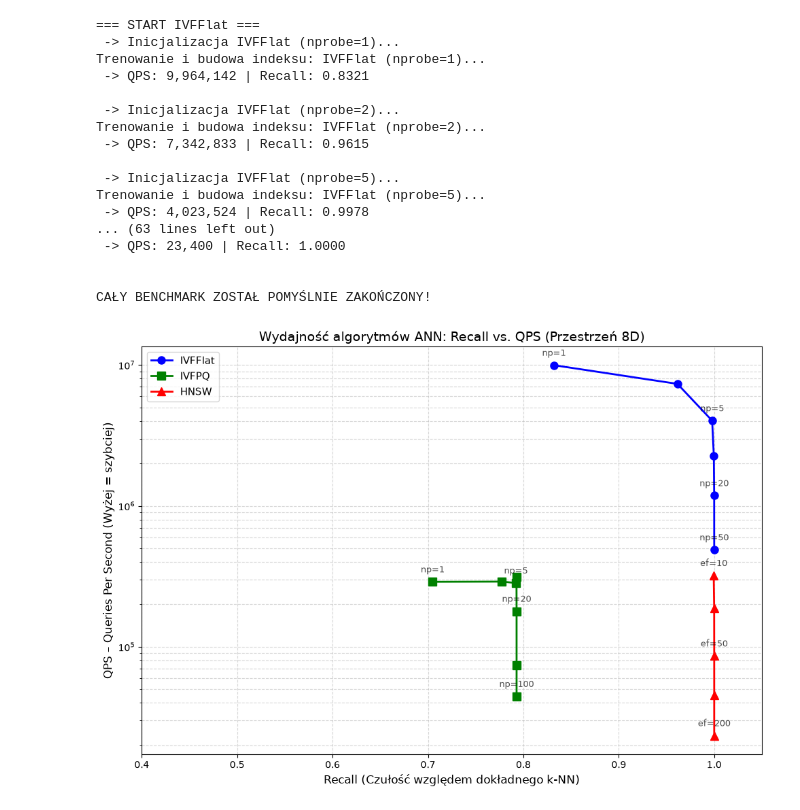
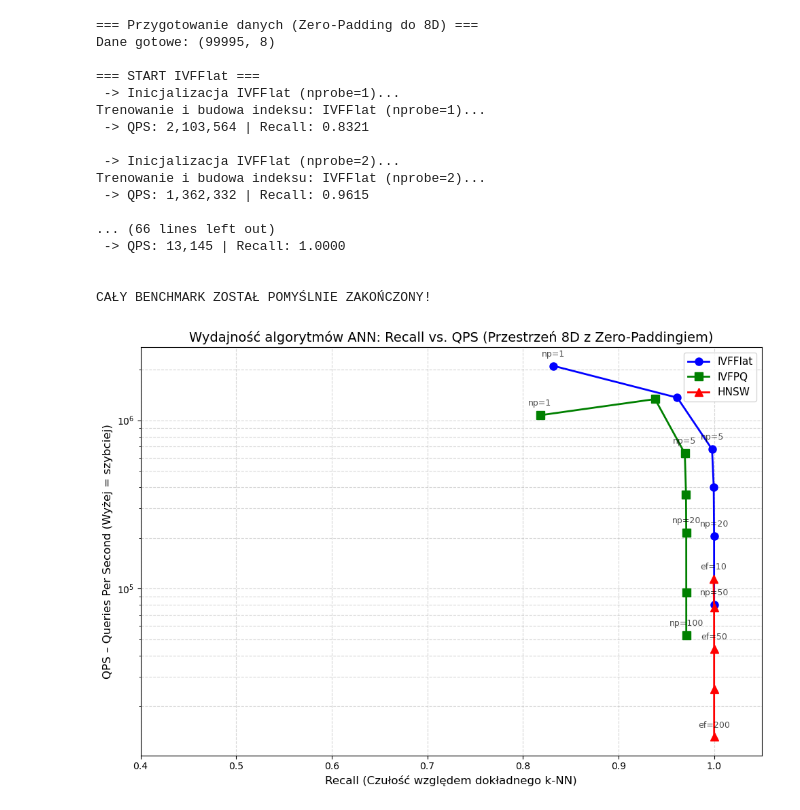
Before and after one commit to orzel320/fastParticleTrackingNNS, a Jupyter notebook: notebooks/ann_experiment.ipynb, the cells around one changed output. Cells and saved outputs as stored; diff of their text form; code cells hidden in the pictures.

```diff
--- a/notebooks/ann_experiment.ipynb
+++ b/notebooks/ann_experiment.ipynb
@@ -84,10 +50,8 @@ def evaluate_ann_model(model_name, model_instance, features, true_indices, k):
 # %%
-import gc
-import numpy as np
-
-# 1. ŚCISŁA KONTROLA FORMATU DANYCH
-# Zapobiega natychmiastowym awariom bibliotek hnswlib i FAISS
-features = np.ascontiguousarray(features, dtype=np.float32)
+print("=== Przygotowanie danych (Zero-Padding do 8D) ===")
+features_5d = np.load(data_path)["X"]
+features = pad_features(features_5d, target_dim=8)
+print(f"Dane gotowe: {features.shape}")
 
 USE_GPU = True
 
@@ -99,7 +63,7 @@ results = {
 
 nlist = 100
 
-print("=== START IVFFlat ===")
+print("\n=== START IVFFlat ===")
 for nprobe in [1, 2, 5, 10, 20, 50]:
     print(f" -> Inicjalizacja IVFFlat (nprobe={nprobe})...")
     model = FaissIVFFlat(nlist=nlist, nprobe=nprobe, use_gpu=USE_GPU)
@@ -107,20 +71,17 @@ for nprobe in [1, 2, 5, 10, 20, 50]:
     results["IVFFlat"]["qps"].append(qps)
     results["IVFFlat"]["recall"].append(recall)
     results["IVFFlat"]["labels"].append(f"np={nprobe}")
-
-    # Wymuszone zwolnienie pamięci karty graficznej
     del model
     gc.collect()
 
-print("\n=== START IVFPQ ===")
+print("\n=== START IVFPQ (Teraz na GPU z m=8!) ===")
 for nprobe in [1, 2, 5, 10, 20, 50, 100]:
     print(f" -> Inicjalizacja IVFPQ (nprobe={nprobe})...")
-    model = FaissIVFPQ(nlist=nlist, m=4, nprobe=nprobe, use_gpu=False)
+    model = FaissIVFPQ(nlist=nlist, m=8, nbits=8, nprobe=nprobe, use_gpu=USE_GPU)
     qps, recall = evaluate_ann_model(f"IVFPQ (nprobe={nprobe})", model, features, true_indices, k_neighbors)
     results["IVFPQ"]["qps"].append(qps)
     results["IVFPQ"]["recall"].append(recall)
     results["IVFPQ"]["labels"].append(f"np={nprobe}")
-
     del model
     gc.collect()
 
@@ -133,60 +94,33 @@ for ef in [10, 20, 50, 100, 200]:
     results["HNSW"]["qps"].append(qps)
     results["HNSW"]["recall"].append(recall)
     results["HNSW"]["labels"].append(f"ef={ef}")
-
     del model
     gc.collect()
 
 print("\nCAŁY BENCHMARK ZOSTAŁ POMYŚLNIE ZAKOŃCZONY!")
 # %% [output]
+=== Przygotowanie danych (Zero-Padding do 8D) ===
+Dane gotowe: (99995, 8)
+
 === START IVFFlat ===
  -> Inicjalizacja IVFFlat (nprobe=1)...
 Trenowanie i budowa indeksu: IVFFlat (nprobe=1)...
- -> QPS: 9,964,142 | Recall: 0.8321
+ -> QPS: 2,103,564 | Recall: 0.8321
 
  -> Inicjalizacja IVFFlat (nprobe=2)...
 Trenowanie i budowa indeksu: IVFFlat (nprobe=2)...
- -> QPS: 7,342,833 | Recall: 0.9615
+ -> QPS: 1,362,332 | Recall: 0.9615
 
- -> Inicjalizacja IVFFlat (nprobe=5)...
-Trenowanie i budowa indeksu: IVFFlat (nprobe=5)...
- -> QPS: 4,023,524 | Recall: 0.9978
-... (63 lines left out)
- -> QPS: 23,400 | Recall: 1.0000
+... (66 lines left out)
+ -> QPS: 13,145 | Recall: 1.0000
 
 
 CAŁY BENCHMARK ZOSTAŁ POMYŚLNIE ZAKOŃCZONY!
 # %%
-plt.figure(figsize=(10, 7))
-
-colors = {"IVFFlat": "blue", "IVFPQ": "green", "HNSW": "red"}
-markers = {"IVFFlat": "o", "IVFPQ": "s", "HNSW": "^"}
-
-for name, data in results.items():
-    plt.plot(data["recall"], data["qps"],
-             marker=markers[name], color=colors[name],
-             linestyle='-', linewidth=2, markersize=8, label=name)
-
-    for i, label in enumerate(data["labels"]):
-        if i % 2 == 0 or i == len(data["labels"]) - 1:
-            plt.annotate(label, (data["recall"][i], data["qps"][i]),
-                         textcoords="offset points", xytext=(0,10), ha='center', fontsize=9, alpha=0.7)
-
-plt.yscale("log")
-plt.xlabel("Recall (Czułość względem dokładnego k-NN)", fontsize=12)
-plt.ylabel("QPS – Queries Per Second (Wyżej = szybciej)", fontsize=12)
-
-# Zaktualizowano tytuł wykresu dla przestrzeni 8D
-plt.title("Wydajność algorytmów ANN: Recall vs. QPS (Przestrzeń 8D)", fontsize=14)
-
-plt.grid(True, which="both", ls="--", alpha=0.5)
-plt.legend(fontsize=11)
-
-# Rozszerzamy zakres osi X, aby lepiej uwidocznić niższe wartości recall
-plt.xlim(0.4, 1.05)
-
-plt.tight_layout()
-plt.show()
+plot_pareto_frontier(
+    results,
+    title="Wydajność algorytmów ANN: Recall vs. QPS (Przestrzeń 8D z Zero-Paddingiem)"
+)
 # %% [output]
-[figure, old version]
+[figure, new version]
 # %%
```
Also changed, not shown: parts of 11 cells of this notebook, 3 other files.
